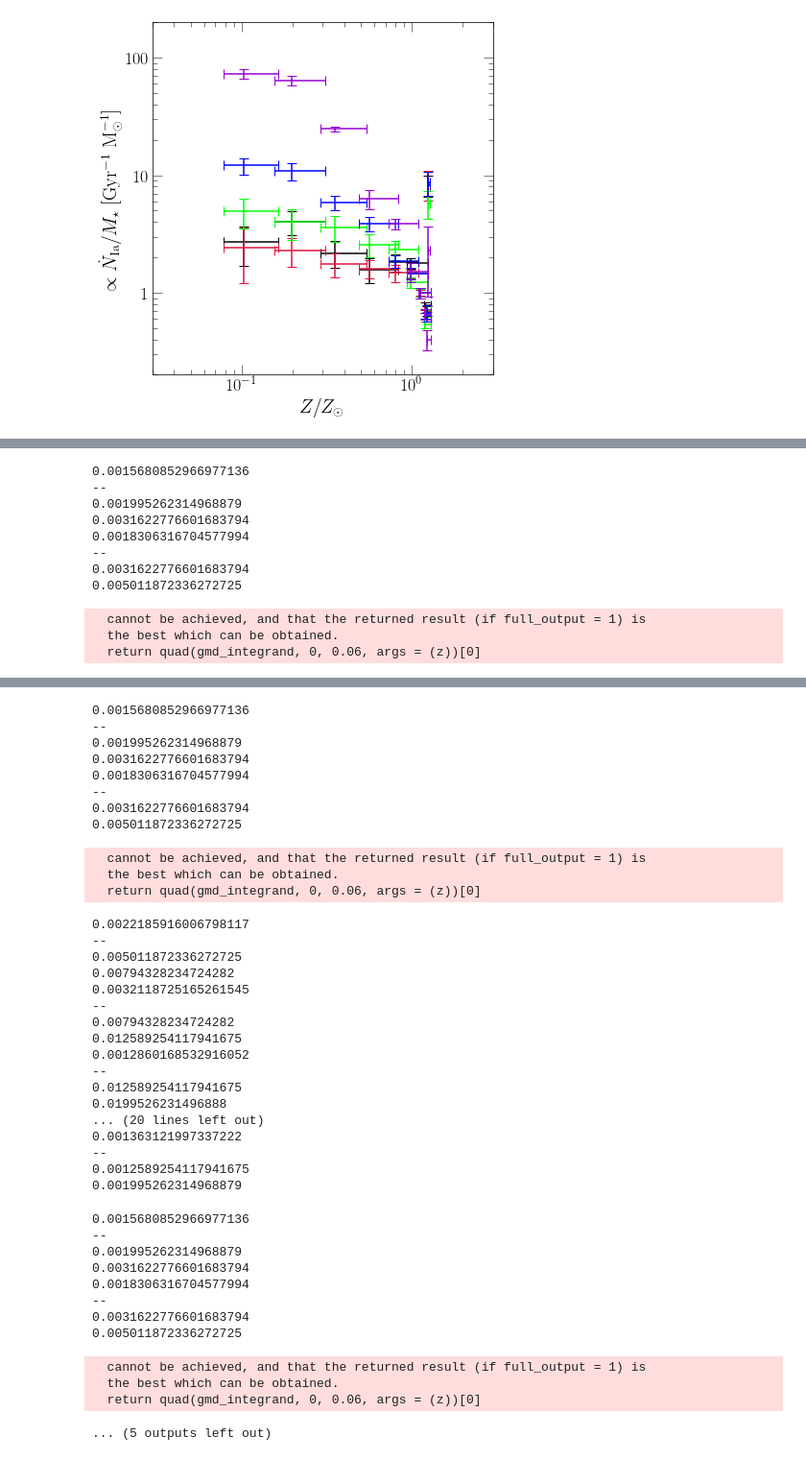
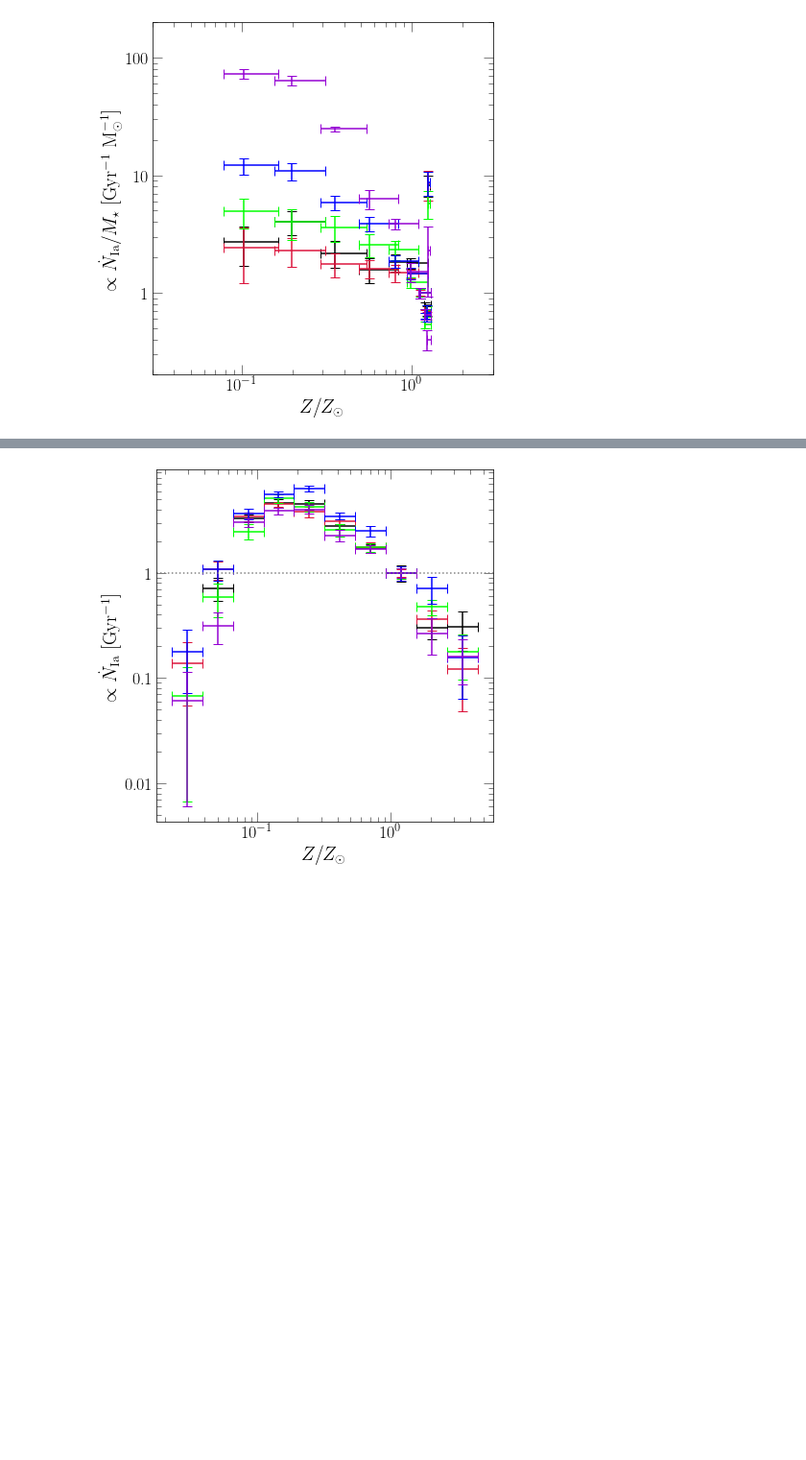
Before and after one commit to giganano/iarates, a Jupyter notebook: notebooks/mocks.ipynb, the cells around one changed output, grey strips where cells are left out. Shown at 96% size. Drawn from its saved outputs; the diff is of its cells as text; code cells hidden in the pictures; blank space fills up the shorter version.

```diff
--- a/notebooks/mocks.ipynb
+++ b/notebooks/mocks.ipynb
@@ -380,16 +374,16 @@ ax = fig.add_subplot(111)
 ax.set_xscale("log")
 ax.set_yscale("log")
 ax.yaxis.set_major_formatter(fsf("%g"))
-ax.set_xlabel(r"M$_\star$ [M$_\odot$]")
-ax.set_ylabel(r"$\propto \dot{N}_\text{Ia} / M_\star$ [Gyr$^{-1}$ M$_\odot^{-1}$]")
+ax.set_xlabel(r"$Z / Z_\odot$")
+ax.set_ylabel(r"$\propto \dot{N}_\text{Ia}$ [Gyr$^{-1}$]")
 
 nbins = 10
 njack = 10
-log_z_bins = np.linspace(-3.5, -1.5, nbins + 1)
+log_z_bins = np.linspace(-3.5, -1.2, nbins + 1)
 plaw_indeces = [0, 0.2, 0.5, 1, 2]
 colors = ["black", "crimson", "lime", "blue", "darkviolet"]
 idx = 0
-while log_z_bins[idx] < -2.5: idx += 1
+while log_z_bins[idx] < -2: idx += 1
 random.seed(a = 0)
 
 for i in range(len(mocksamples)):
@@ -407,11 +401,7 @@ for i in range(len(mocksamples)):
         yerr[j] *= (njack - 1) / njack
         yerr[j] = np.sqrt(yerr[j])
 
-        print(10**log_z_bins[j])
-        print(10**log_z_bins[j + 1])
-        norm = quad(gmd, 10**log_z_bins[j], 10**log_z_bins[j + 1])[0]
-        print(norm)
-        print('--')
+        norm = quad(gmd, 0.00572 / 0.014 * 10**log_z_bins[j], 0.00572 / 0.014 * 10**log_z_bins[j + 1])[0]
         if norm > 0:
             rates[j] /= norm
             yerr[j] /= norm
@@ -423,10 +413,10 @@ for i in range(len(mocksamples)):
     rates = [pre * _ for _ in rates]
     yerr = [pre * _ for _ in yerr]
 
-    xvals = [10**((a + b) / 2) for a, b in zip(log_z_bins[1:], log_z_bins[:-1])]
+    xvals = [10**((a + b) / 2) / 0.014 for a, b in zip(log_z_bins[1:], log_z_bins[:-1])]
     xerr = [
-        [a - 10**b for a, b in zip(xvals, log_z_bins[:-1])],
-        [10**a - b for a, b in zip(log_z_bins[1:], xvals)]
+        [a - 10**b / 0.014 for a, b in zip(xvals, log_z_bins[:-1])],
+        [10**a / 0.014 - b for a, b in zip(log_z_bins[1:], xvals)]
     ]
     kwargs = {
         "yerr": yerr,
@@ -434,10 +424,10 @@ for i in range(len(mocksamples)):
         "color": named_colors()[colors[i]],
         "linestyle": "None"
     }
-    print(xvals)
-    print(rates)
-    print(xerr)
-    print("=========")
+#     print(xvals)
+#     print(rates)
+#     print(xerr)
+#     print("=========")
     ax.errorbar(xvals, rates, **kwargs)
 
 #     # dummy lines for drawing the legend
@@ -516,11 +480,0 @@ plt.show()
-0.0015680852966977136
---
-0.001995262314968879
-0.0031622776601683794
-0.0018306316704577994
---
-0.0031622776601683794
-0.005011872336272725
-  cannot be achieved, and that the returned result (if full_output = 1) is
-  the best which can be obtained.
-  return quad(gmd_integrand, 0, 0.06, args = (z))[0]
@@ -544,40 +481 @@ plt.show()
-0.0015680852966977136
---
-0.001995262314968879
-0.0031622776601683794
-0.0018306316704577994
---
-0.0031622776601683794
-0.005011872336272725
-  cannot be achieved, and that the returned result (if full_output = 1) is
-  the best which can be obtained.
-  return quad(gmd_integrand, 0, 0.06, args = (z))[0]
-0.0022185916006798117
---
-0.005011872336272725
-0.00794328234724282
-0.0032118725165261545
---
-0.00794328234724282
-0.012589254117941675
-0.0012860168532916052
---
-0.012589254117941675
-0.0199526231496888
-... (20 lines left out)
-0.001363121997337222
---
-0.0012589254117941675
-0.001995262314968879
-0.0015680852966977136
---
-0.001995262314968879
-0.0031622776601683794
-0.0018306316704577994
---
-0.0031622776601683794
-0.005011872336272725
-  cannot be achieved, and that the returned result (if full_output = 1) is
-  the best which can be obtained.
-  return quad(gmd_integrand, 0, 0.06, args = (z))[0]
-... (5 outputs left out)
+[figure, added]
```
Also changed, not shown: parts of 5 cells of this notebook, 3 other files.
